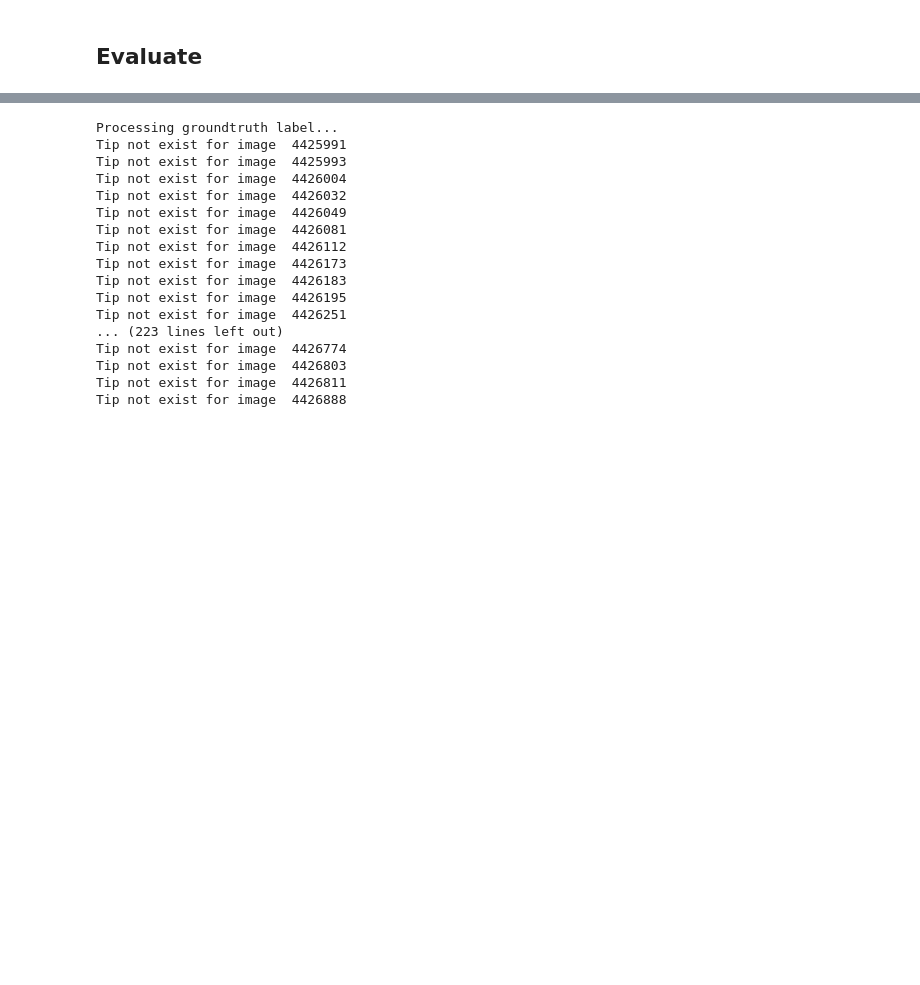
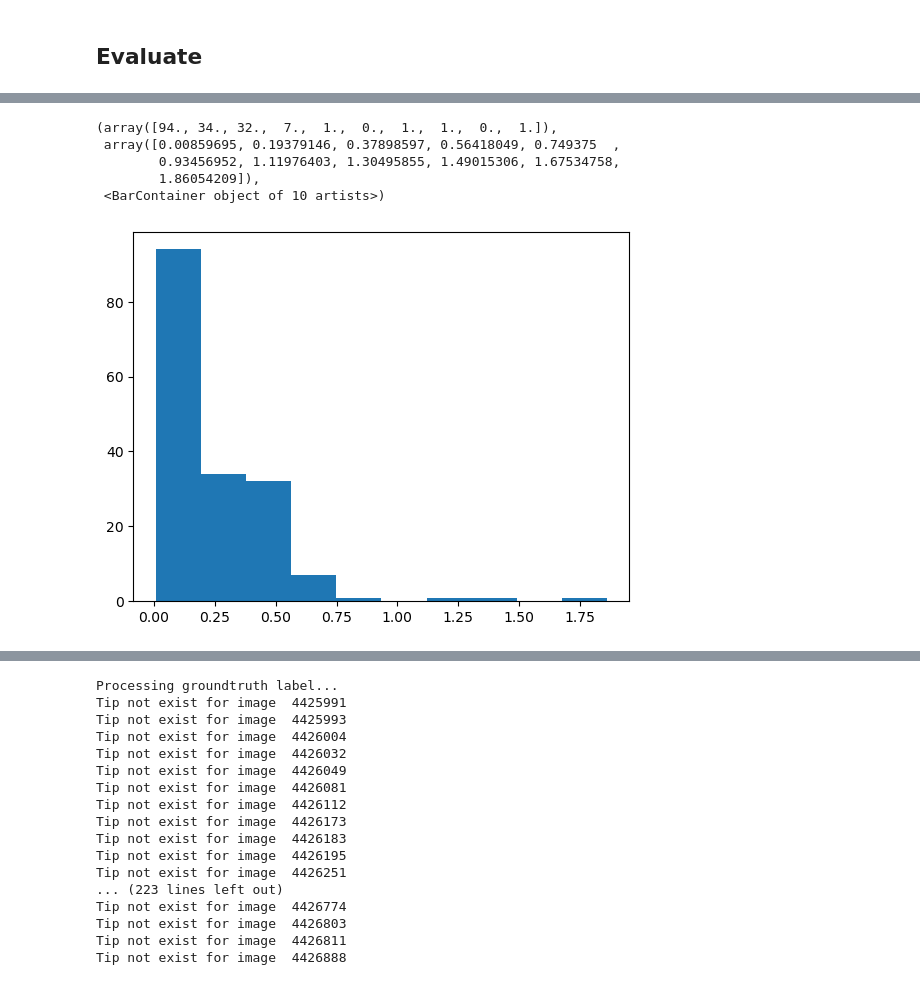
Before and after one commit to caiwet/InternImage, a Jupyter notebook: detection/read_outputs.ipynb, the cells around one changed output, grey strips where cells are left out. Cells and saved outputs as stored; diff of their text form; code cells hidden in the pictures; blank space fills up the shorter version.

```diff
--- a/detection/read_outputs.ipynb
+++ b/detection/read_outputs.ipynb
@@ -109,3 +125,21 @@ pred_ranzcr.to_csv("labels/all_data_split/pred_labels_ranzcr.csv", index=False)
 import sys
 sys.path.append('../../ETT_Evaluation')
 from eval.eval import ETTEvaler
+# %%
+# Test model with gloria added
+evaler = ETTEvaler("labels/gt_labels_mimic.csv", "test_results_gloria/pred_labels_mimic.csv", 1280)
+
+tp, fp, tn, fn, distances = evaler.gt_pred_distance(target='tip')
+print(np.mean(distances))
+evaler.get_metrics(tp, fp, tn, fn, distances, cat='tip')
+
+np.random.seed(102)
+B = 100
+mean_tip_dis = []
+tip_carina_mean_err = []
+for i in range(B):
+    random_idx = np.random.randint(0, len(distances), len(distances))
+    boot_dis = [distances[i] for i in random_idx]
+    mean_tip_dis.append(np.mean(boot_dis))
+mean_tip_ci = np.percentile(mean_tip_dis, [2.5, 97.5])
+print(mean_tip_ci)
@@ -112,3 +167,12 @@ from eval.eval import ETTEvaler
+# %%
+plt.hist(distances)
+# %% [output]
+(array([94., 34., 32.,  7.,  1.,  0.,  1.,  1.,  0.,  1.]),
+ array([0.00859695, 0.19379146, 0.37898597, 0.56418049, 0.749375  ,
+        0.93456952, 1.11976403, 1.30495855, 1.49015306, 1.67534758,
+        1.86054209]),
+ <BarContainer object of 10 artists>)
+[figure, added]
 # %%
 # evaler = ETTEvaler("labels/gt_labels_mimic.csv", "labels/all_data_split/pred_labels_mimic.csv", 1280)
 # evaler = ETTEvaler("labels/gt_labels_ranzcr.csv", "labels/all_data_split/pred_labels_ranzcr.csv", 1280)
```
Also changed, not shown: parts of 7 cells of this notebook, 51 other files.
